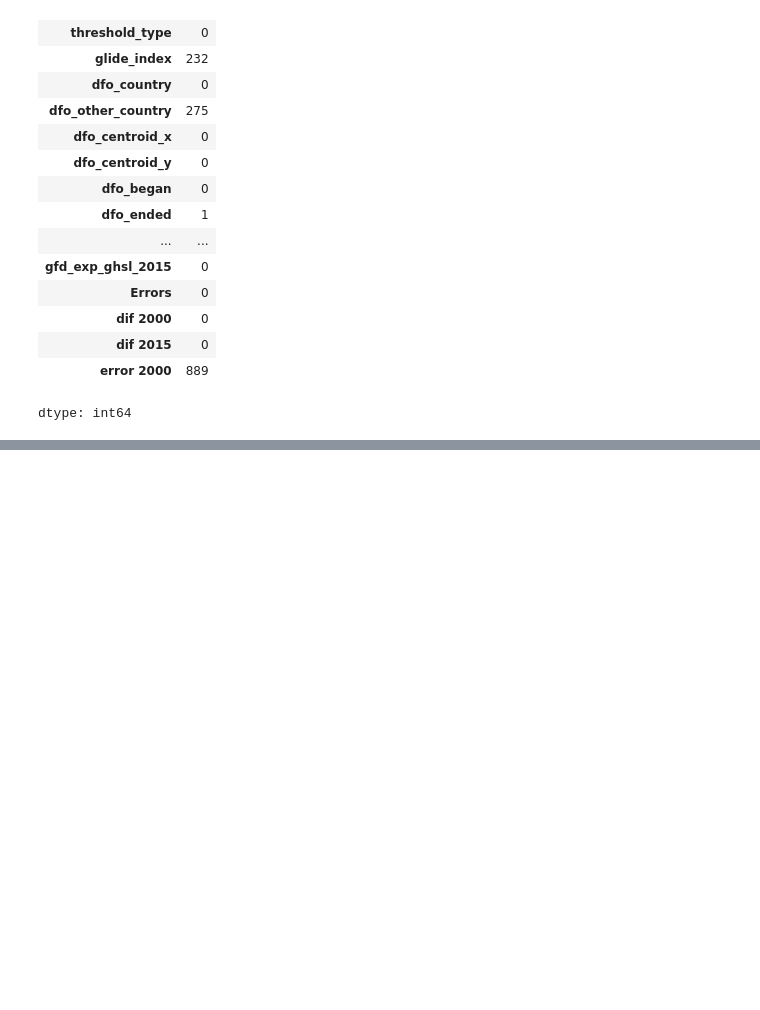
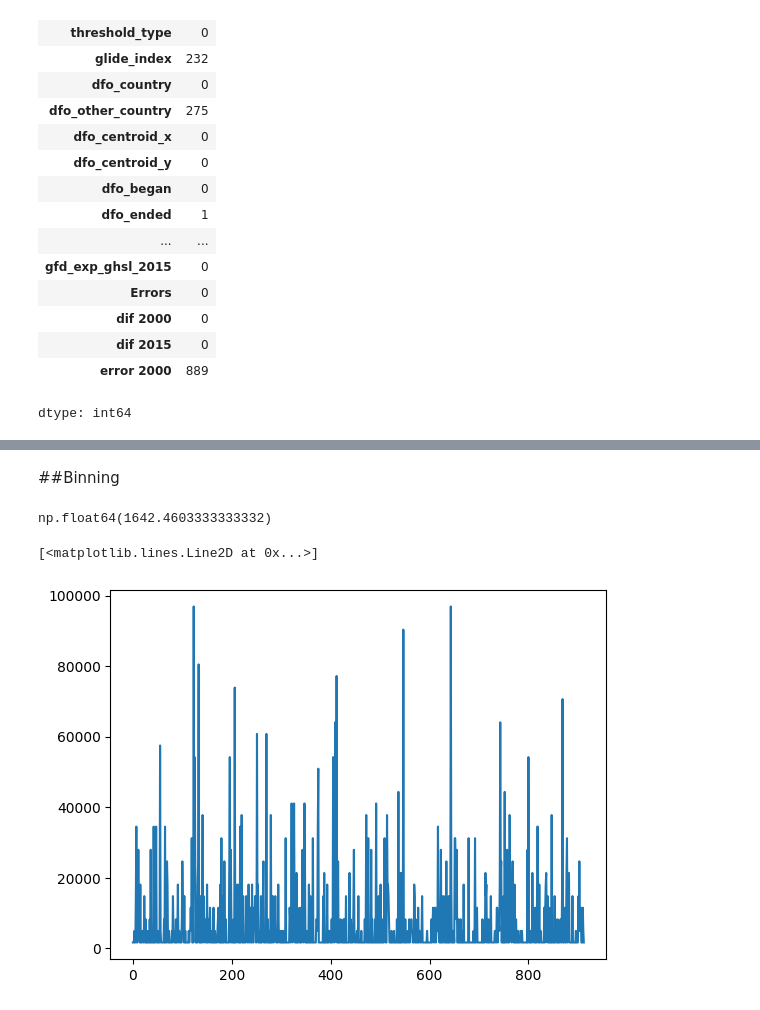
Before and after one commit to bamSirikorn/BSC_DPDM2025, a Jupyter notebook: Ch3_Data_Preprocession.ipynb, the cells around one changed output, grey strips where cells are left out. Saved outputs shown, nothing was run; the diff lists cells and outputs as text; code cells hidden in the pictures; blank space fills up the shorter version.

```diff
--- a/Ch3_Data_Preprocession.ipynb
+++ b/Ch3_Data_Preprocession.ipynb
@@ -229,0 +296,28 @@ dtype: int64
+# %% [markdown]
+##Binning
+# %%
+def put_value_into_bins(value, bins_edges):
+  # Handle values less than the first bin edge
+  if value < bins_edges[0]:
+    return bins_edges[0] + (bins_edges[1] - bins_edges[0]) / 2
+s
+  for i in range(len(bins_edges) - 1):
+    if value >= bins_edges[i] and value < bins_edges[i+1]:
+      # Once the correct bin is found, return its center immediately
+      return bins_edges[i] + (bins_edges[i+1] - bins_edges[i]) / 2
+  if len(bins_edges) >= 2:
+    return bins_edges[-2] + (bins_edges[-1] - bins_edges[-2]) / 2
+  else:
+    # Fallback for unexpected cases (e.g., empty or single-element bins_edges)
+    return float('nan') # Return NaN to indicate an unbinnable value
+# %%
+put_value_into_bins(3000,outputhist[1])
+# %% [output]
+np.float64(1642.4603333333332)
+# %%
+flooding['gdf_area_bin'] = flooding['gfd_area'].apply(lambda x:put_value_into_bins(x,(outputhist[1])))
+# %%
+plt.plot(flooding['gdf_area_bin'])
+# %% [output]
+[<matplotlib.lines.Line2D at 0x...>]
+[figure, added]
```
Also changed, not shown: parts of 26 cells of this notebook.
